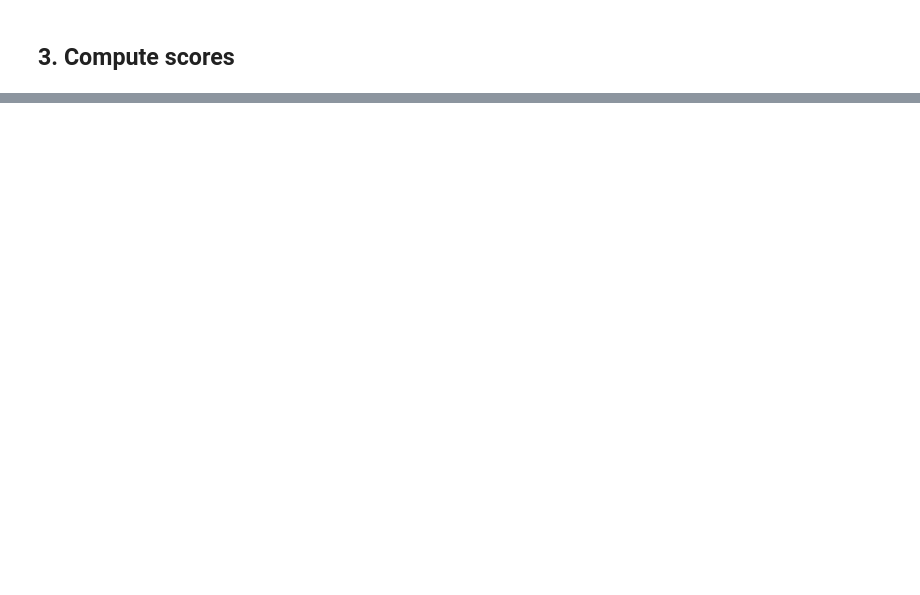
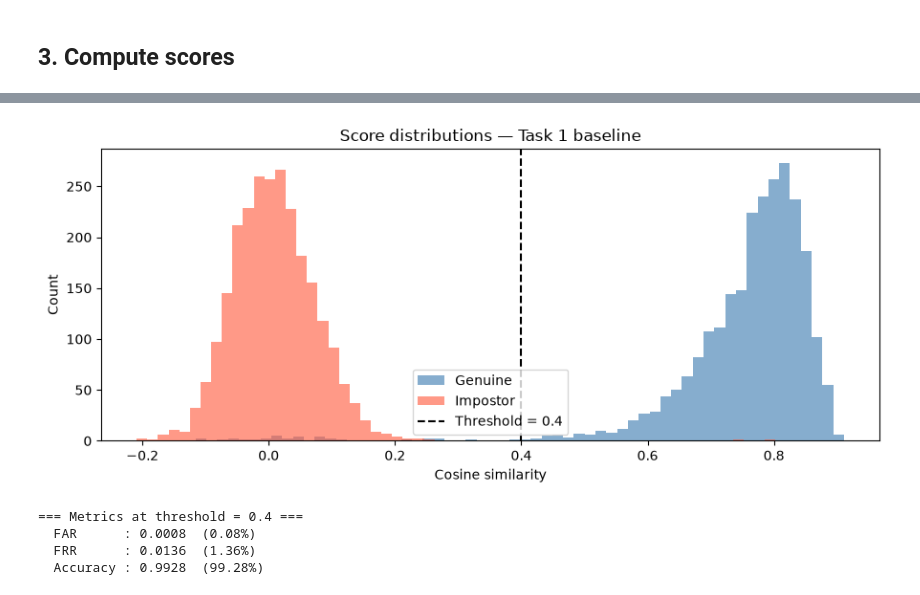
Before and after one commit to FifiTV/face, a Jupyter notebook: notebooks_list3/02_multiple_faces.ipynb, the cells around one changed output, grey strips where cells are left out. Drawn from its saved outputs; the diff is of its cells as text; code cells hidden in the pictures; blank space fills up the shorter version.

Commit message:
Finished list 3

```diff
--- a/notebooks_list3/02_multiple_faces.ipynb
+++ b/notebooks_list3/02_multiple_faces.ipynb
@@ -499,2 +486,18 @@ enrolled: Cheryl_Ladd
 # %% [markdown]
 ## 3. Compute scores
+# %%
+def generate_embeddings_for_metadata(metadata: list[dict], label: str) -> list[dict]:
+    print(f'Generating embeddings for {label} ({len(metadata)} images)...')
+    for idx, entry in enumerate(metadata):
+        img = cv2.imread(str(entry['path']))
+        if img is None:
+            entry['embedding'] = None
+            continue
+        entry['embedding'] = get_embedding(app, img, fallback=True)
+        if (idx + 1) % 500 == 0 or idx == len(metadata) - 1:
+            print(f'  {label}: {idx + 1}/{len(metadata)}')
+    return metadata
+
+# clean_meta = generate_embeddings_for_metadata(clean_meta, 'clean')
+hard_meta_centered_embeddings = generate_embeddings_for_metadata(hard_meta_centered, 'hard_centered_large')
+hard_meta_scattered_embeddings = generate_embeddings_for_metadata(hard_meta_scattered, 'hard_scattered_small')
@@ -669,0 +568,31 @@ hard_scattered_small            10   1.0000                  0.0000
+# %%
+fig, ax = plt.subplots(figsize=(9, 4))
+
+ax.hist(scores[labels == 1], bins=60, alpha=0.65, color='steelblue',  label='Genuine')
+ax.hist(scores[labels == 0], bins=60, alpha=0.65, color='tomato',     label='Impostor')
+ax.axvline(DEFAULT_THRESH, color='k', ls='--', lw=1.5, label=f'Threshold = {DEFAULT_THRESH}')
+
+ax.set_xlabel('Cosine similarity')
+ax.set_ylabel('Count')
+ax.set_title('Score distributions — Task 1 baseline')
+ax.legend()
+plt.tight_layout()
+
+out_dir = Path('../results/task1')
+out_dir.mkdir(parents=True, exist_ok=True)
+plt.savefig(out_dir / 'score_distributions.png', dpi=150)
+plt.show()
+# %% [output]
+[figure, added]
+# %%
+far, frr, acc = compute_far_frr(scores, labels, 0.4)
+
+print(f'=== Metrics at threshold = {DEFAULT_THRESH} ===')
+print(f'  FAR      : {far:.4f}  ({far*100:.2f}%)')
+print(f'  FRR      : {frr:.4f}  ({frr*100:.2f}%)')
+print(f'  Accuracy : {acc:.4f}  ({acc*100:.2f}%)')
+# %% [output]
+=== Metrics at threshold = 0.4 ===
+  FAR      : 0.0008  (0.08%)
+  FRR      : 0.0136  (1.36%)
+  Accuracy : 0.9928  (99.28%)
```
Also changed, not shown: parts of 6 cells of this notebook, 7 other files.
